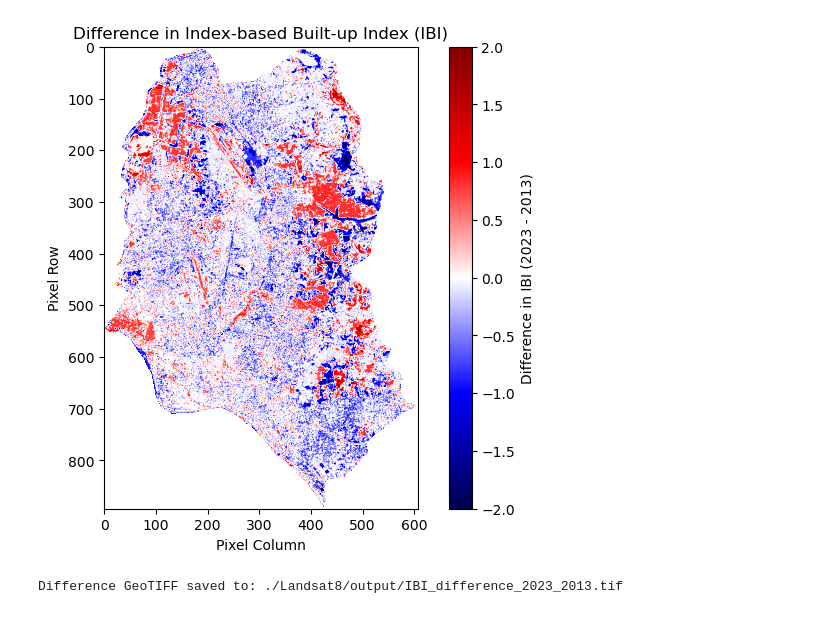
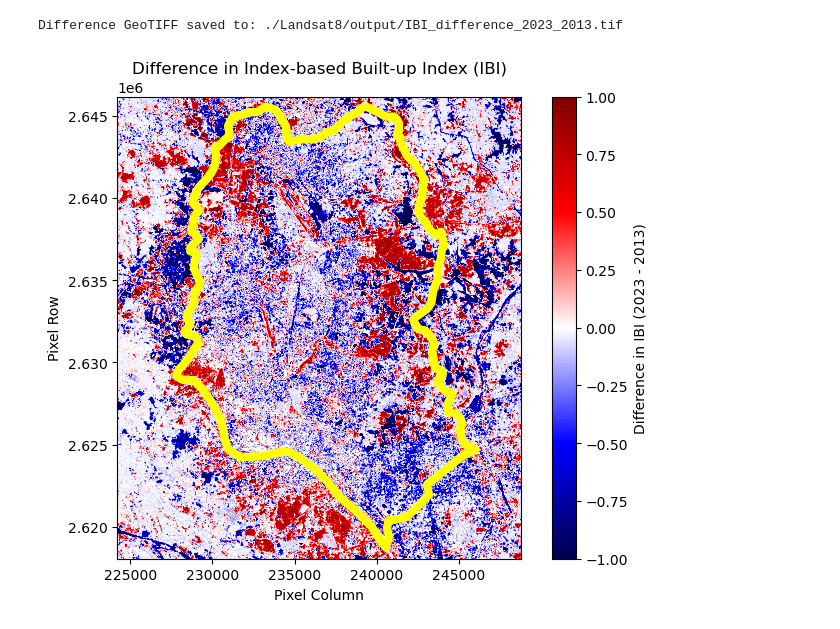
Before and after one commit to Nadim-Mahmud/Urban-Sprawl-Detection, a Jupyter notebook: result_generation.ipynb, the cells around one changed output. Saved outputs shown, nothing was run; the diff lists cells and outputs as text; code cells hidden in the pictures.

```diff
--- a/result_generation.ipynb
+++ b/result_generation.ipynb
@@ -27,7 +42,7 @@ def save_tif(output_path, data, transform, crs):
         dst.write(data.astype('float32'), 1)
     print(f"Difference GeoTIFF saved to: {output_path}")
 # %%
-def compare_ibi(ibi_2013_path, ibi_2023_path, output_path=None):
+def compare_ibi(ibi_2013_path, ibi_2023_path, previous_year, last_year, output_path):
     """
     Compare two IBI GeoTIFF files and visualize the difference.
 
@@ -37,37 +52,48 @@ def compare_ibi(ibi_2013_path, ibi_2023_path, output_path=None):
     - output_path: Path to save the difference GeoTIFF (optional).
     """
     # Load the IBI data for both years
-    ibi_2013, transform, crs = load_tif(ibi_2013_path)
-    ibi_2023, _, _ = load_tif(ibi_2023_path)
+    ibi_2013, transform, crs, extent = load_tif(ibi_2013_path)
+    ibi_2023, _, _, extent = load_tif(ibi_2023_path)
+
+    kml_gdf = read_kml(ibi_2013_path)
 
     # Calculate the difference
     ibi_difference = ibi_2023 - ibi_2013
 
     # Visualize the difference
     plt.figure(figsize=(8, 6))
-    plt.imshow(ibi_difference, cmap="seismic", vmin=-2, vmax=2)
+    plt.imshow(ibi_difference, cmap="seismic", vmin=-1, vmax=1, extent=extent)
     plt.colorbar(label="Difference in IBI (2023 - 2013)")
     plt.title("Difference in Index-based Built-up Index (IBI)")
     plt.xlabel("Pixel Column")
     plt.ylabel("Pixel Row")
-    plt.show()
+
+    # Overlay the KML polygons
+    kml_gdf.boundary.plot(ax=plt.gca(), color='yellow', linewidth=6)
+
+    output_path = output_path + "IBI_difference_" + last_year + "_" + previous_year
+    output_tiff = output_path + ".tif"
+    output_png = output_path + ".png"
 
     # Save the difference GeoTIFF if an output path is provided
-    if output_path:
-        save_tif(output_path, ibi_difference, transform, crs)
 
-# Paths to the IBI GeoTIFF files
-ibi_2013_path = "./Landsat8/output/2013/IBI_2013.tif"
-ibi_2023_path = "./Landsat8/output/2023/IBI_2023.tif"
+    save_tif(output_tiff, ibi_difference, transform, crs)
+    plt.savefig(output_png, dpi=300, bbox_inches='tight')
 
-# Output path for the difference GeoTIFF
-output_difference_path = "./Landsat8/output/IBI_difference_2023_2013.tif"
-
-# Compare IBI and save the difference
-compare_ibi(ibi_2013_path, ibi_2023_path, output_difference_path)
+    plt.show()
-# %% [output]
-[figure, removed]
-Difference GeoTIFF saved to: ./Landsat8/output/IBI_difference_2023_2013.tif
+# %%
+# Paths to the IBI GeoTIFF files
+ibi_2013_path = "./Landsat8/output/2013/IBI_2013.tif"
+ibi_2023_path = "./Landsat8/output/2023/IBI_2023.tif"
+
+# Output path for the difference GeoTIFF
+output_path = "./Landsat8/output/"
+
+# Compare IBI and save the difference
+compare_ibi(ibi_2013_path, ibi_2023_path,"2013", "2023", output_path)
+# %% [output]
+Difference GeoTIFF saved to: ./Landsat8/output/IBI_difference_2023_2013.tif
+[figure, added]
 # %%
 def calculate_area_change(data, pixel_area):
     """
```
Also changed, not shown: parts of 6 cells of this notebook, 17 other files.
